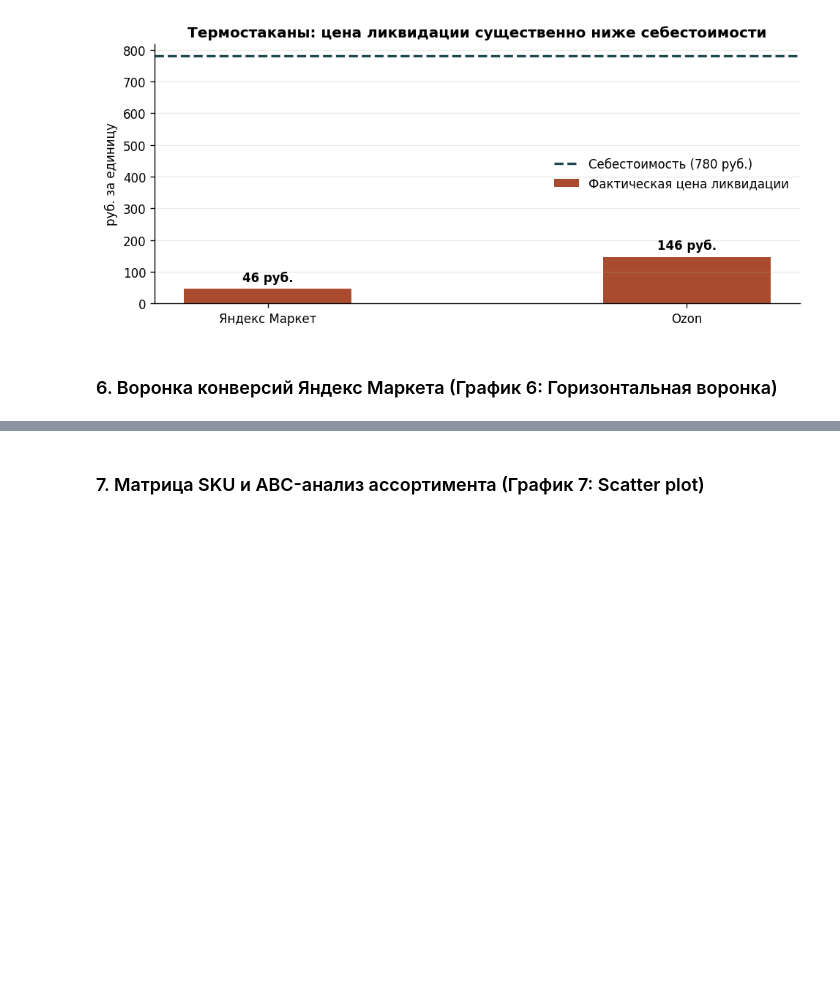
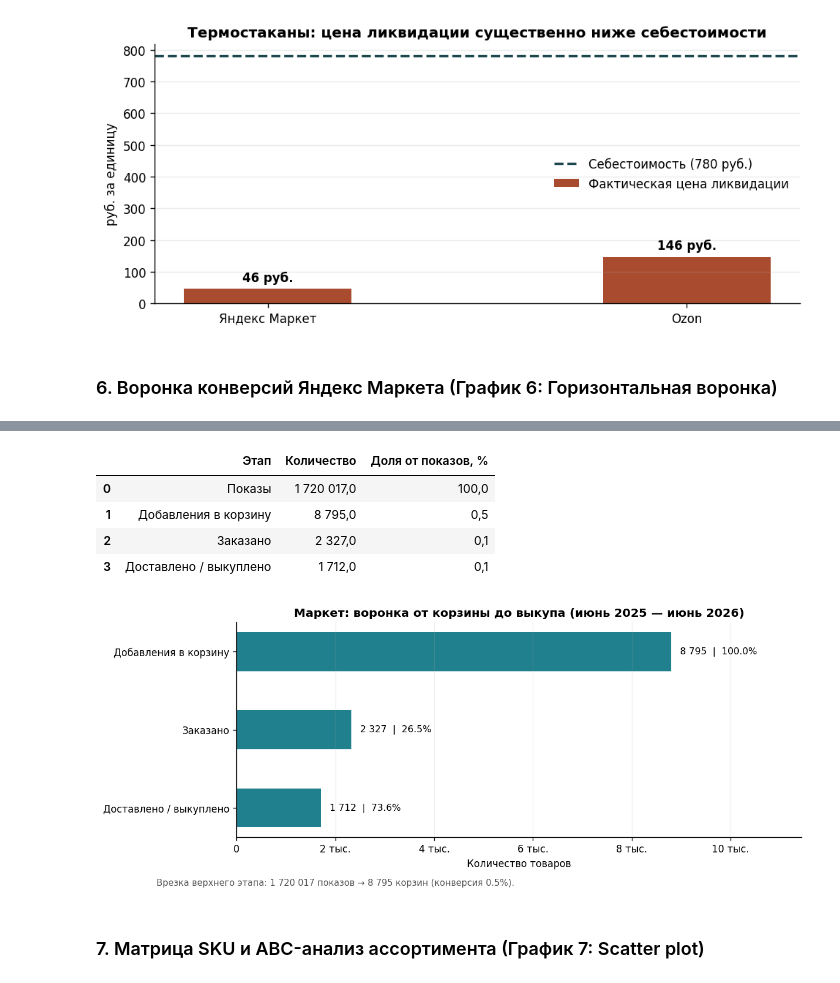
Before and after one commit to gleb-zakalyakin/data-analyst-portfolio, a Jupyter notebook: donorsearch_mp/notebooks/03_analysis.ipynb, the cells around one changed output, grey strips where cells are left out. Cells and saved outputs as stored; diff of their text form; code cells hidden in the pictures; blank space fills up the shorter version.

```diff
--- a/donorsearch_mp/notebooks/03_analysis.ipynb
+++ b/donorsearch_mp/notebooks/03_analysis.ipynb
@@ -246,3 +208,65 @@ plt.show()
+# %%
+# 1. Общее сопоставимое окно для воронки Маркета
+ym_dates = pd.to_datetime(ym_raw[find_col(ym_raw, ['Дата оформления заказа'])], errors='coerce', dayfirst=True)
+common_start = max(funnel['период'].min(), ym_dates.min().to_period('M').to_timestamp())
+common_end = min(funnel['период'].max(), ym_dates.max().to_period('M').to_timestamp())
+
+month_names = {1:'январь', 2:'февраль', 3:'март', 4:'апрель', 5:'май', 6:'июнь', 7:'июль', 8:'август', 9:'сентябрь', 10:'октябрь', 11:'ноябрь', 12:'декабрь'}
+funnel_label = f"{month_names[common_start.month]} {common_start.year} — {month_names[common_end.month]} {common_end.year}"
+
+# 2. Фильтруем данные по общему периоду
+common_f = funnel[(funnel['период'] >= common_start) & (funnel['период'] <= common_end)]
+f_imp = float(num(common_f[find_col(common_f, ['Показы моих товаров, шт.'])]).sum())
+f_cart = float(num(common_f[find_col(common_f, ['Добавления в корзину, шт.'])]).sum())
+f_order = float(num(common_f[find_col(common_f, ['Заказанные товары, шт.'])]).sum())
+
+mask_ym = (ym_dates >= common_start) & (ym_dates <= common_end)
+deliv_col = find_col(ym_raw, ['Доставлено, шт.'])
+f_deliv = float(num(ym_raw.loc[mask_ym, deliv_col]).sum())
+
+# 3. Полная таблица со всеми этапами (для цифр)
+funnel_table = pd.DataFrame([
+    ('Показы', f_imp),
+    ('Добавления в корзину', f_cart),
+    ('Заказано', f_order),
+    ('Доставлено / выкуплено', f_deliv)
+], columns=['Этап', 'Количество'])
+
+funnel_table['Доля от показов, %'] = funnel_table['Количество'] / f_imp * 100
+show(funnel_table)
+
+# 4. График: отрисовываем только от корзины, чтобы столбцы были наглядными
+funnel_plot = funnel_table.iloc[1:].copy().reset_index(drop=True)
+funnel_plot['Конверсия от предыдущего, %'] = [
+    100.0,
+    funnel_plot.loc[1, 'Количество'] / funnel_plot.loc[0, 'Количество'] * 100,
+    funnel_plot.loc[2, 'Количество'] / funnel_plot.loc[1, 'Количество'] * 100
+]
+
+fig, ax = plt.subplots(figsize=(10, 3.8), layout='constrained')
+bars = ax.barh(funnel_plot['Этап'], funnel_plot['Количество'], color=PALETTE[0], height=0.5)
+ax.invert_yaxis()
+ax.set_xlim(0, funnel_plot['Количество'].max() * 1.3)
+ax.set_title(f'Маркет: воронка от корзины до выкупа ({funnel_label})')
+ax.set_xlabel('Количество товаров')
+ax.xaxis.set_major_formatter(mticker.FuncFormatter(lambda x, p: f'{x/1000:.0f} тыс.' if x >= 1000 else f'{x:.0f}'))
+ax.grid(axis='x', alpha=0.2)
+
+for b, (_, r) in zip(bars, funnel_plot.iterrows()):
+    w = b.get_width()
+    ax.text(w + funnel_plot['Количество'].max() * 0.02, b.get_y() + b.get_height() / 2,
+            f"{rub(w)}  |  {r['Конверсия от предыдущего, %']:.1f}%", va='center', fontsize=9.5)
+
+# Врезка верхнего этапа под графиком
+fig.text(0.08, -0.05, f"Врезка верхнего этапа: {rub(f_imp)} показов → {rub(f_cart)} корзин (конверсия {f_cart/f_imp*100:.1f}%).", fontsize=9, color='#555')
+plt.show()
+# %% [output]
+|  | Этап | Количество | Доля от показов, % |
+| 0 | Показы | 1 720 017,0 | 100,0 |
+| 1 | Добавления в корзину | 8 795,0 | 0,5 |
+| 2 | Заказано | 2 327,0 | 0,1 |
+| 3 | Доставлено / выкуплено | 1 712,0 | 0,1 |
+[figure, added]
 # %% [markdown]
 ### 7. Матрица SKU и ABC-анализ ассортимента (График 7: Scatter plot)
 # %%
```
Also changed, not shown: parts of 1 cell of this notebook.
